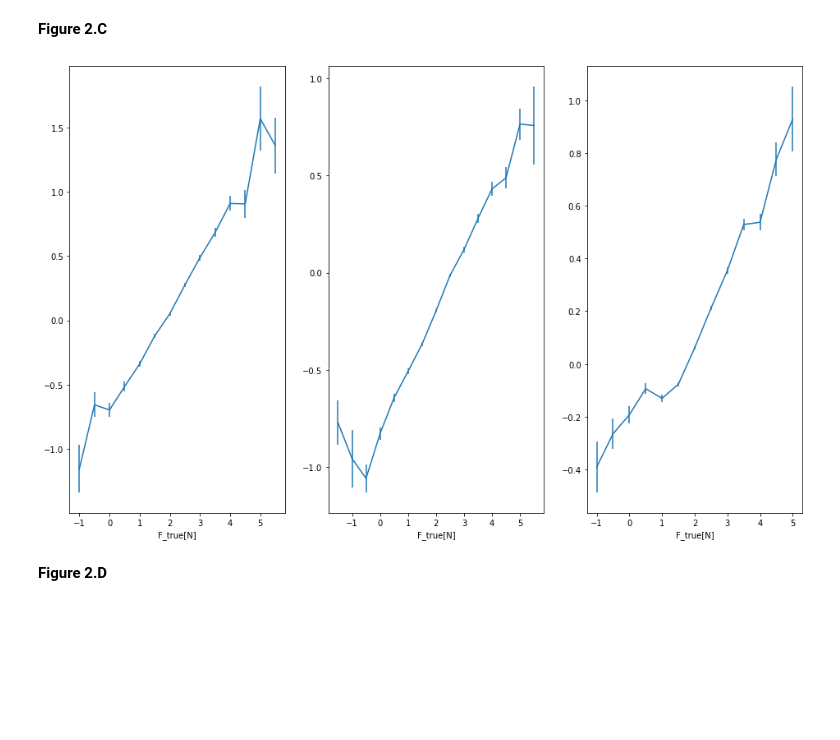
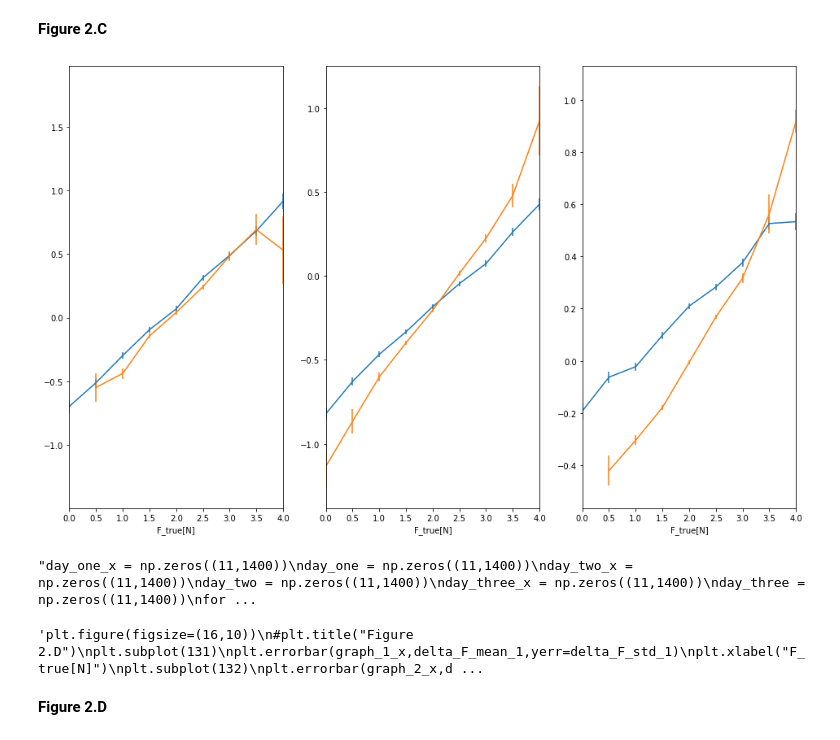
Before and after one commit to gdeside/LGBIO2060_Projects, a Jupyter notebook: Project_1/LGBIO2060_Projet_1_Group_.ipynb, the cells around one changed output. Drawn from its saved outputs; the diff is of its cells as text; code cells hidden in the pictures; blank space fills up the shorter version.

```diff
--- a/Project_1/LGBIO2060_Projet_1_Group_.ipynb
+++ b/Project_1/LGBIO2060_Projet_1_Group_.ipynb
@@ -152,5 +328,28 @@ for subject in range(n_subjects):
+# %%
+plt.figure(figsize=(16,10))
+#plt.title("Figure 2.D")
+plt.subplot(131)
+plt.errorbar(graph_1_x,delta_f_mean_day_one_wide,yerr=delta_f_std_day_one_wide)
+plt.errorbar(graph_1_x,delta_f_mean_day_one_arrow,yerr=delta_f_std_day_one_arrow)
+plt.xlim(0,4)
+plt.xlabel("F_true[N]")
+
+plt.subplot(132)
+plt.errorbar(graph_2_x,delta_f_mean_day_two_wide,yerr=delta_f_std_day_two_wide)
+plt.errorbar(graph_2_x,delta_f_mean_day_two_arrow,yerr=delta_f_std_day_two_arrow)
+plt.xlim(0,4)
+plt.xlabel("F_true[N]")
+
+plt.subplot(133)
+plt.errorbar(graph_3_x,delta_f_mean_day_three_wide,yerr=delta_f_std_day_three_wide)
+plt.errorbar(graph_3_x,delta_f_mean_day_three_arrow,yerr=delta_f_std_day_three_arrow)
+plt.xlim(0,4)
+plt.xlabel("F_true[N]")
+plt.show()
+# %% [output]
+[figure, added]
 # %%
-day_one_x = np.zeros((11,1400))
+'''day_one_x = np.zeros((11,1400))
 day_one = np.zeros((11,1400))
 day_two_x = np.zeros((11,1400))
 day_two = np.zeros((11,1400))
@@ -198,8 +397,11 @@ for k in range(len(graph_3_x)):
     idx3 = np.where((day_three_x>=(graph_3_x[k]-0.25))& (day_three_x<=(graph_3_x[k]+0.25)))
     delta_F_mean_3[k] = np.nanmean(day_three[idx3])
     delta_F_std_3[k] = np.nanstd(day_three[idx3])/np.sqrt(len(day_three[idx3]))
+'''
+# %% [output]
+"day_one_x = np.zeros((11,1400))\nday_one = np.zeros((11,1400))\nday_two_x = np.zeros((11,1400))\nday_two = np.zeros((11,1400))\nday_three_x = np.zeros((11,1400))\nday_three = np.zeros((11,1400))\nfor ...
 # %%
-plt.figure(figsize=(16,10))
+'''plt.figure(figsize=(16,10))
 #plt.title("Figure 2.D")
 plt.subplot(131)
 plt.errorbar(graph_1_x,delta_F_mean_1,yerr=delta_F_std_1)
@@ -211,8 +413,9 @@ plt.subplot(133)
 plt.errorbar(graph_3_x,delta_F_mean_3,yerr=delta_F_std_3)
 plt.xlabel("F_true[N]")
 plt.show()
+'''
 # %% [output]
-[figure, removed]
+'plt.figure(figsize=(16,10))\n#plt.title("Figure 2.D")\nplt.subplot(131)\nplt.errorbar(graph_1_x,delta_F_mean_1,yerr=delta_F_std_1)\nplt.xlabel("F_true[N]")\nplt.subplot(132)\nplt.errorbar(graph_2_x,d ...
 # %% [markdown]
 **Figure 2.D**
 # %%
```
Also changed, not shown: parts of 19 cells of this notebook.
